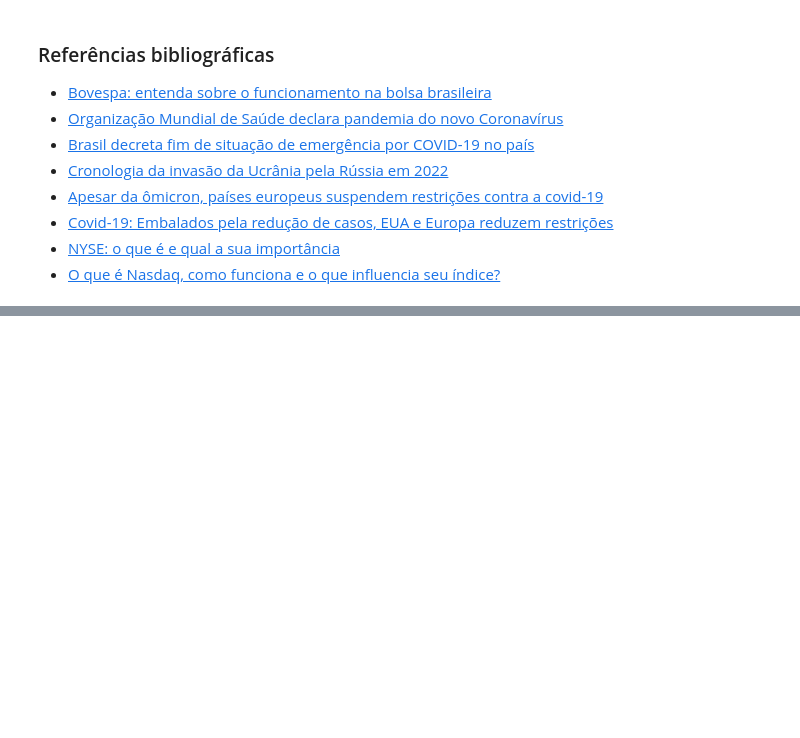
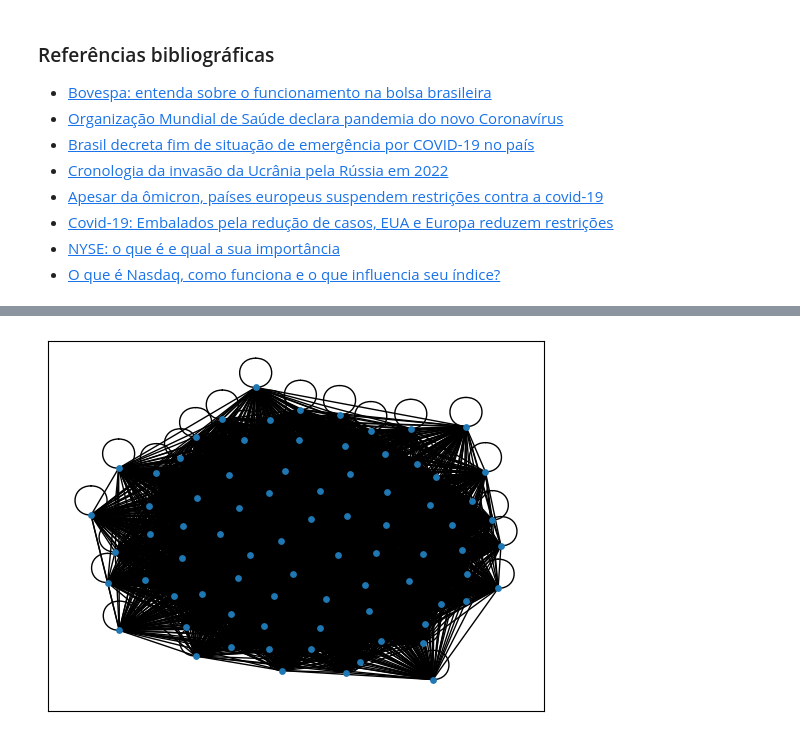
Before and after one commit to alinef29/Pratica-Ciencia-Dados, a Jupyter notebook: Projeto-2/EDA.ipynb, the cells around one changed output, grey strips where cells are left out. Cells and saved outputs as stored; diff of their text form; code cells hidden in the pictures; blank space fills up the shorter version.

```diff
--- a/Projeto-2/EDA.ipynb
+++ b/Projeto-2/EDA.ipynb
@@ -364,0 +362,5 @@ Os padrões de desvalorização (Mar/2020), alta do mercado (Mar/2021) e "volta
+# %%
+df_b_mar2020 = df_b.loc[(df_b.index >= '2020-03-01')
+                     & (df_b.index <= '2020-03-31')]
+
+df_b_mar2020
@@ -364,0 +529,6 @@ Os padrões de desvalorização (Mar/2020), alta do mercado (Mar/2021) e "volta
+# %%
+plt.figure()
+nx.draw_networkx(G, with_labels=False, node_size = 15)
+plt.show()
+# %% [output]
+[figure, added]
```
Also changed, not shown: parts of 20 cells of this notebook, 1 other file.
